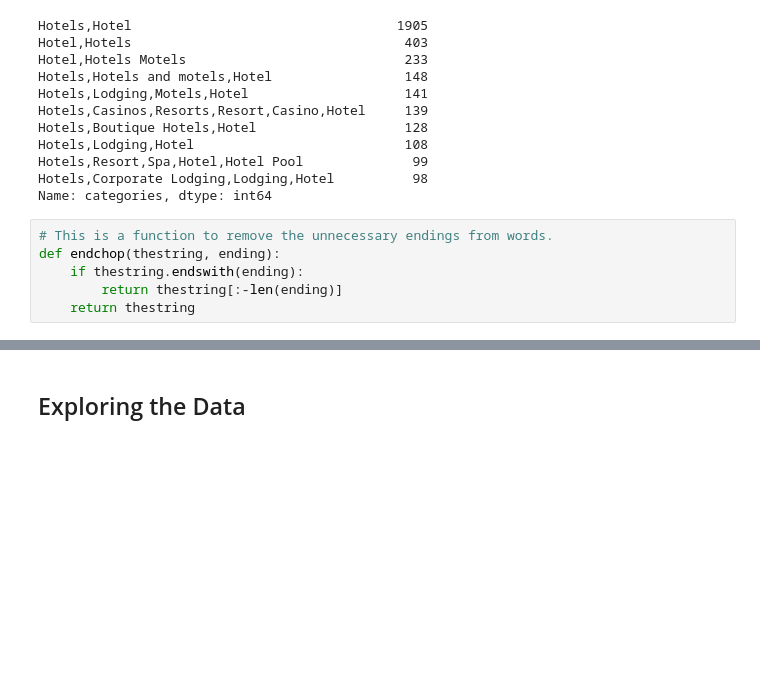
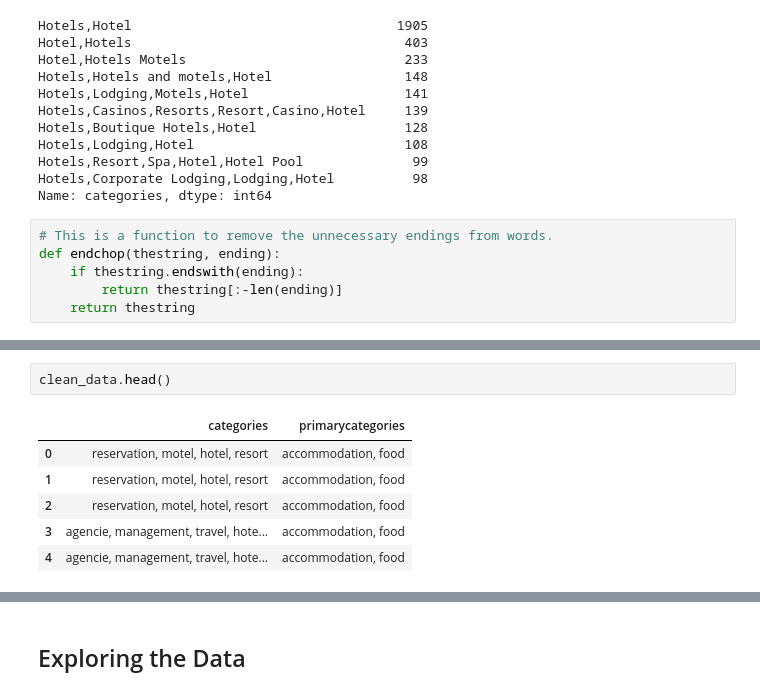
Before and after one commit to becerraperu/Hotel-Reviews-NLP, a Jupyter notebook: hotel_reviews.ipynb, the cells around one changed output, grey strips where cells are left out. Saved outputs shown, nothing was run; the diff lists cells and outputs as text; blank space fills up the shorter version.

```diff
--- a/hotel_reviews.ipynb
+++ b/hotel_reviews.ipynb
@@ -217,0 +295,9 @@ clean_data.categories.value_counts().head(10)
+# %%
+clean_data.head()
+# %% [output]
+|  | categories | primarycategories |
+| 0 | reservation, motel, hotel, resort | accommodation, food |
+| 1 | reservation, motel, hotel, resort | accommodation, food |
+| 2 | reservation, motel, hotel, resort | accommodation, food |
+| 3 | agencie, management, travel, hote... | accommodation, food |
+| 4 | agencie, management, travel, hote... | accommodation, food |
```
Also changed, not shown: parts of 17 cells of this notebook.
